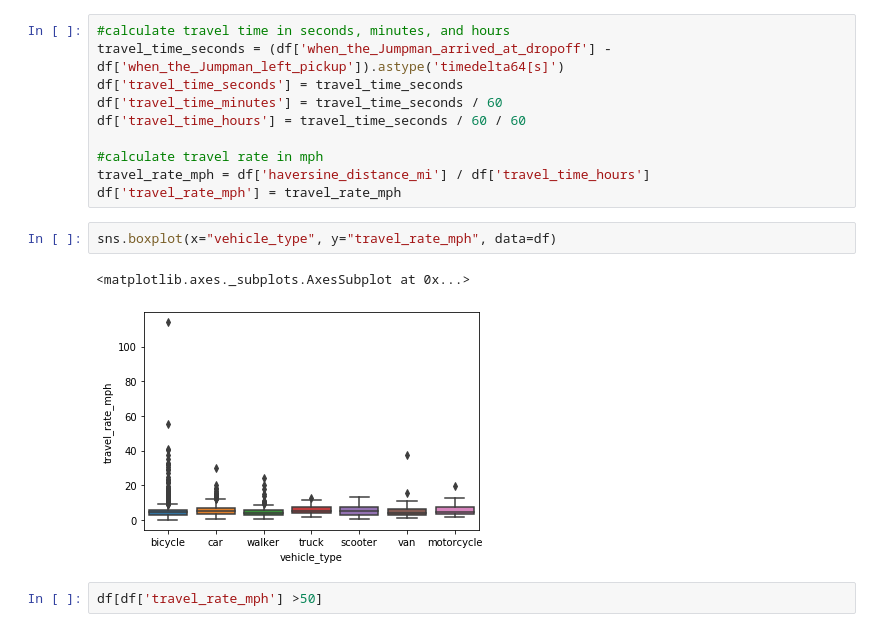
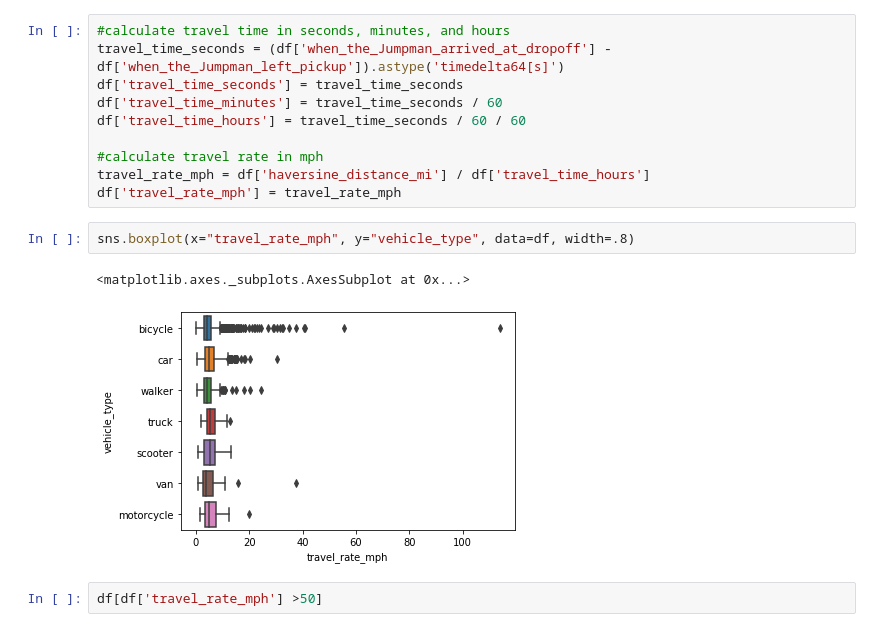
Before and after one commit to sstarkjr/PM_MarketAnalysis, a Jupyter notebook: Stephen_Stark_Jumpman23Analysis.ipynb, the cells around one changed output. Saved outputs shown, nothing was run; the diff lists cells and outputs as text.

```diff
--- a/Stephen_Stark_Jumpman23Analysis.ipynb
+++ b/Stephen_Stark_Jumpman23Analysis.ipynb
@@ -519,10 +519,10 @@ df['travel_time_hours'] = travel_time_seconds / 60 / 60
 travel_rate_mph = df['haversine_distance_mi'] / df['travel_time_hours']
 df['travel_rate_mph'] = travel_rate_mph
 # %%
-sns.boxplot(x="vehicle_type", y="travel_rate_mph", data=df)
+sns.boxplot(x="travel_rate_mph", y="vehicle_type", data=df, width=.8)
 # %% [output]
 <matplotlib.axes._subplots.AxesSubplot at 0x...>
-[figure, old version]
+[figure, new version]
 # %%
 df[df['travel_rate_mph'] >50]
 # %% [output]
```
Also changed, not shown: parts of 26 cells of this notebook, 3 other files.
